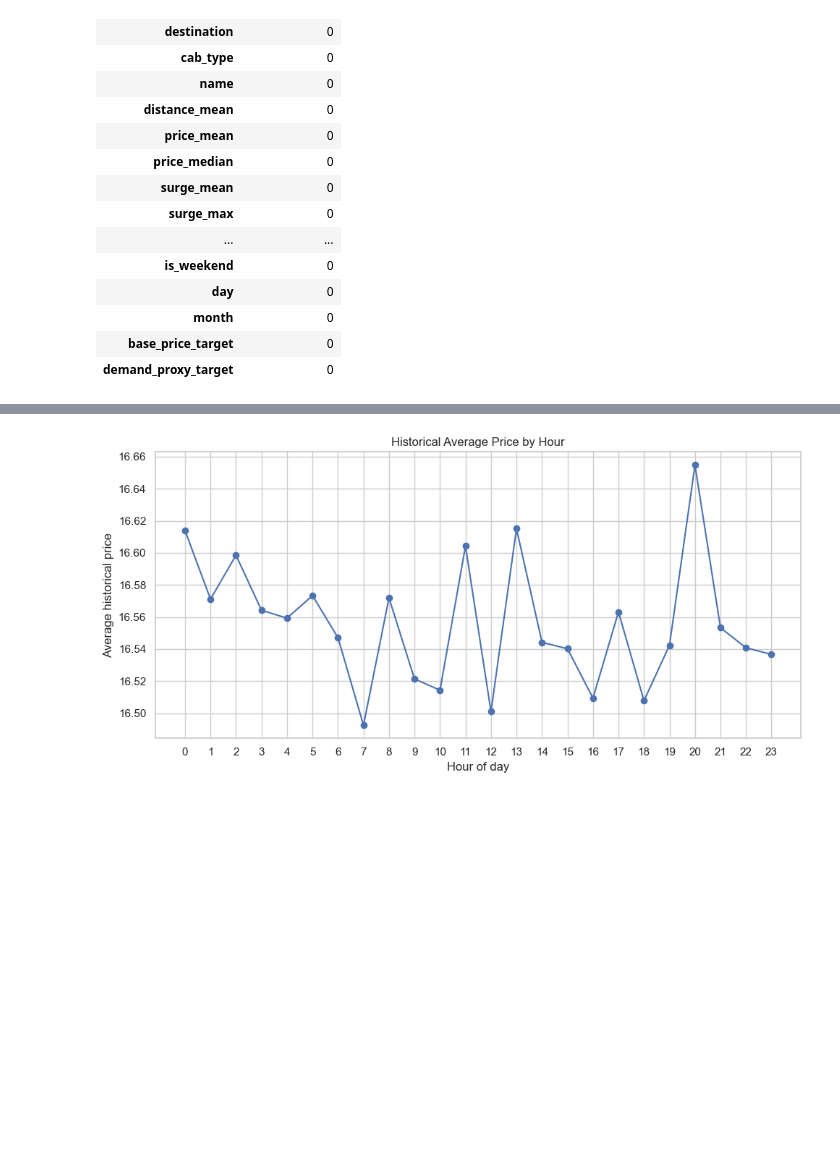
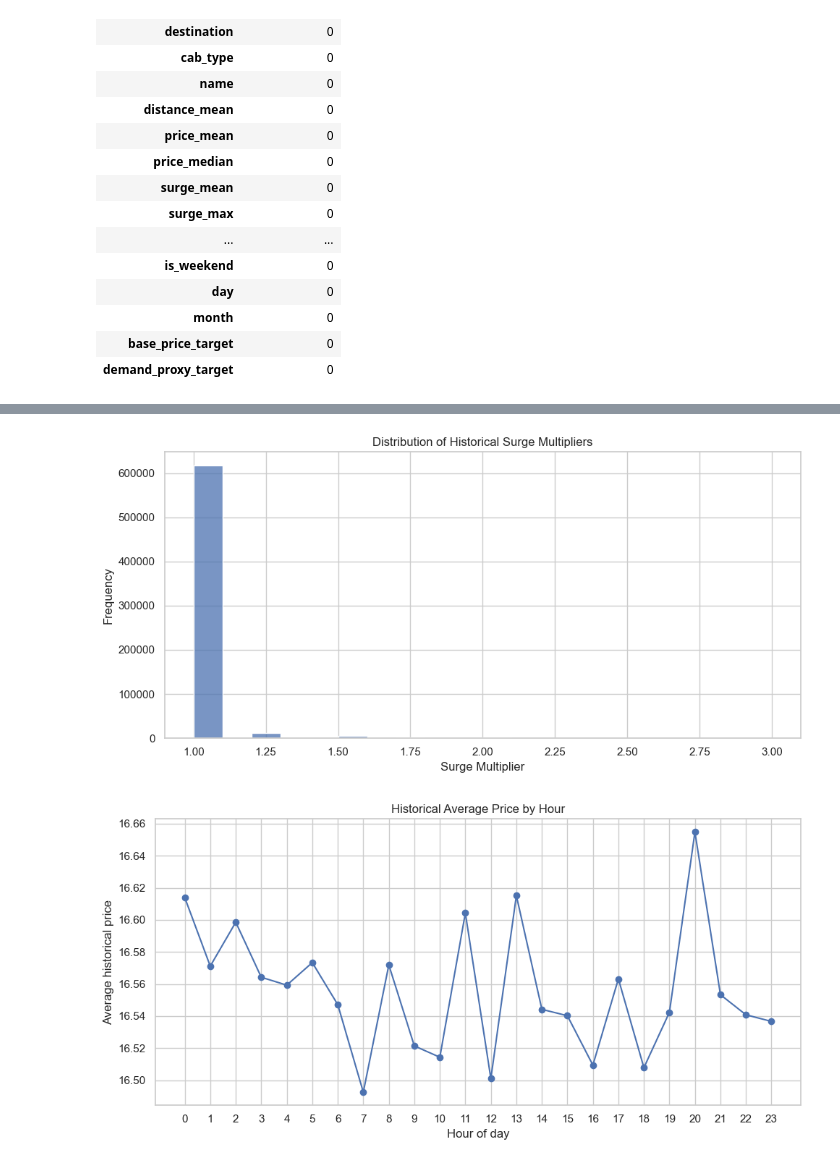
Before and after one commit to rykeon/CA2-H9AIDM, a Jupyter notebook: notebooks/RL_SurgePricing_version.ipynb, the cells around one changed output, grey strips where cells are left out. Saved outputs shown, nothing was run; the diff lists cells and outputs as text; code cells hidden in the pictures; blank space fills up the shorter version.

```diff
--- a/notebooks/RL_SurgePricing_version.ipynb
+++ b/notebooks/RL_SurgePricing_version.ipynb
@@ -283,3 +296,16 @@ display(missing_summary.head(26))
+# %%
+# Historical distribution of surge multipliers
+
+plt.figure(figsize=(10, 5))
+sns.histplot(rides_df["surge_multiplier"].dropna(), bins=20, kde=False)
+plt.xlabel("Surge Multiplier")
+plt.ylabel("Frequency")
+plt.title("Distribution of Historical Surge Multipliers")
+plt.tight_layout()
+plt.savefig(OUTPUT_DIR / "surge_multiplier_distribution.png", bbox_inches="tight")
+plt.show()
+# %% [output]
+[figure, added]
 # %%
 # Historical average price by hour
 
```
Also changed, not shown: parts of 7 cells of this notebook, 24 other files.
